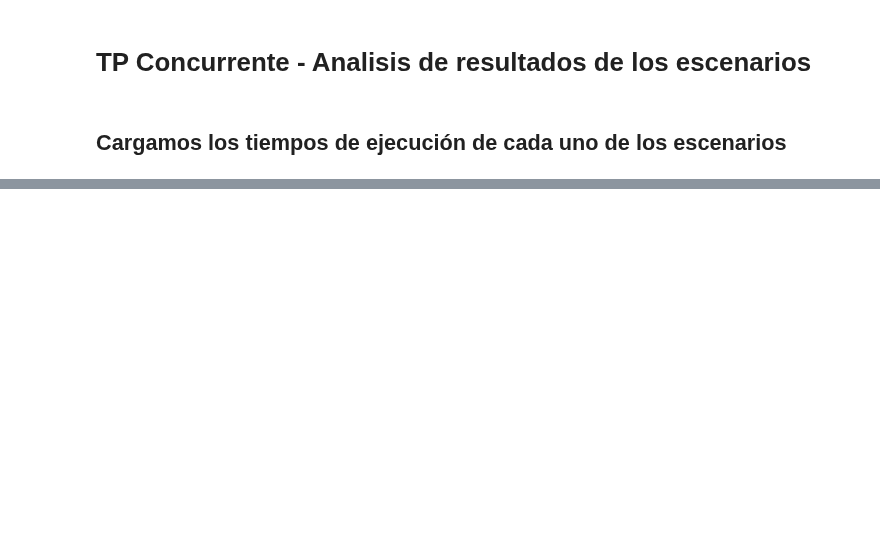
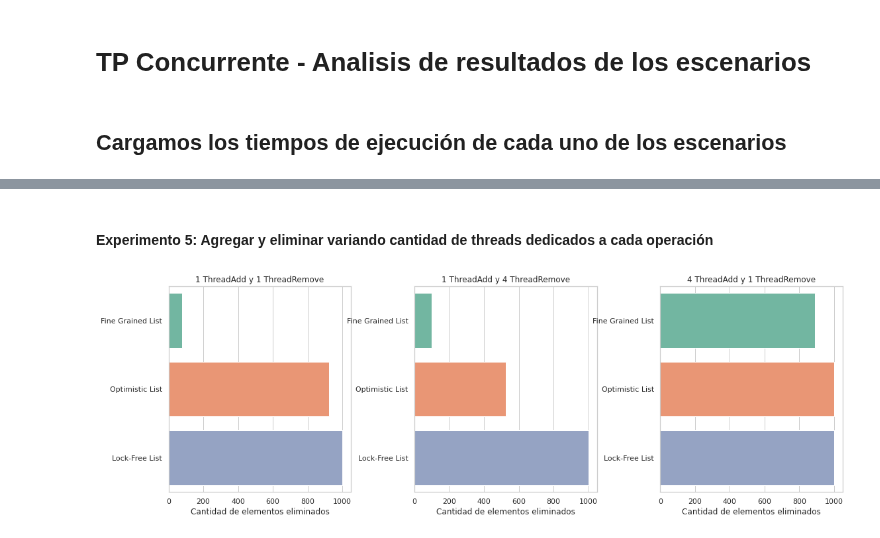
Before and after one commit to paulitapb/TP-Concurrente, a Jupyter notebook: Experimentacion/Analisis.ipynb, the cells around one changed output, grey strips where cells are left out. Saved outputs shown, nothing was run; the diff lists cells and outputs as text; code cells hidden in the pictures; blank space fills up the shorter version.

```diff
--- a/Experimentacion/Analisis.ipynb
+++ b/Experimentacion/Analisis.ipynb
@@ -37,0 +131,19 @@ Text(0.5, 1.0, 'Execution Time escenario1')
+# %% [markdown]
+#### Experimento 5: Agregar y eliminar variando cantidad de threads dedicados a cada operación
+# %%
+fig, ax = plt.subplots(1, 3, figsize= (15, 5))
+plt.tight_layout(w_pad = 5)
+
+sns.barplot(experimento5ThreadsAdd1ThreadsRemove1, estimator='median',  ax = ax[0], orient='h', errorbar=None)
+sns.barplot(experimento5ThreadsAdd1ThreadsRemove4, estimator='median' ,ax = ax[1], orient='h', errorbar=None)
+sns.barplot(experimento5ThreadsAdd4ThreadsRemove1, estimator='median',   ax = ax[2], orient='h', errorbar=None)
+
+for i in range(0, 3):
+    ax[i].set_xlabel("Cantidad de elementos eliminados")
+
+ax[0].set_title("1 ThreadAdd y 1 ThreadRemove")
+ax[1].set_title("1 ThreadAdd y 4 ThreadRemove")
+ax[2].set_title("4 ThreadAdd y 1 ThreadRemove")
+plt.savefig('graficos/Experimento5.png')
+# %% [output]
+[figure, added]
```
Also changed, not shown: parts of 12 cells of this notebook.
